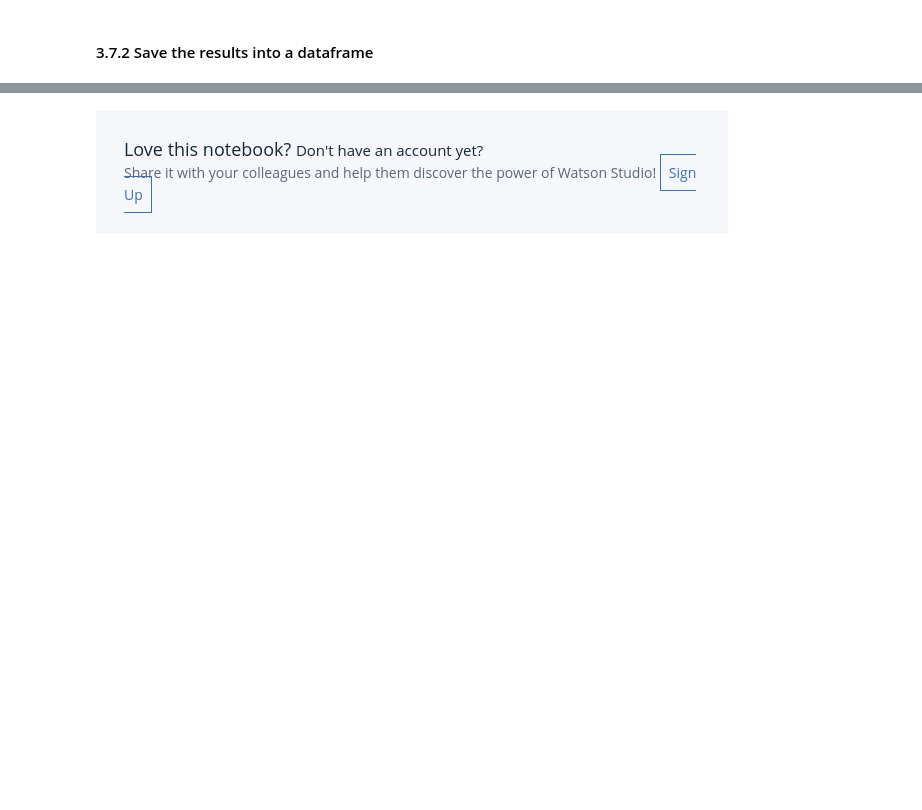
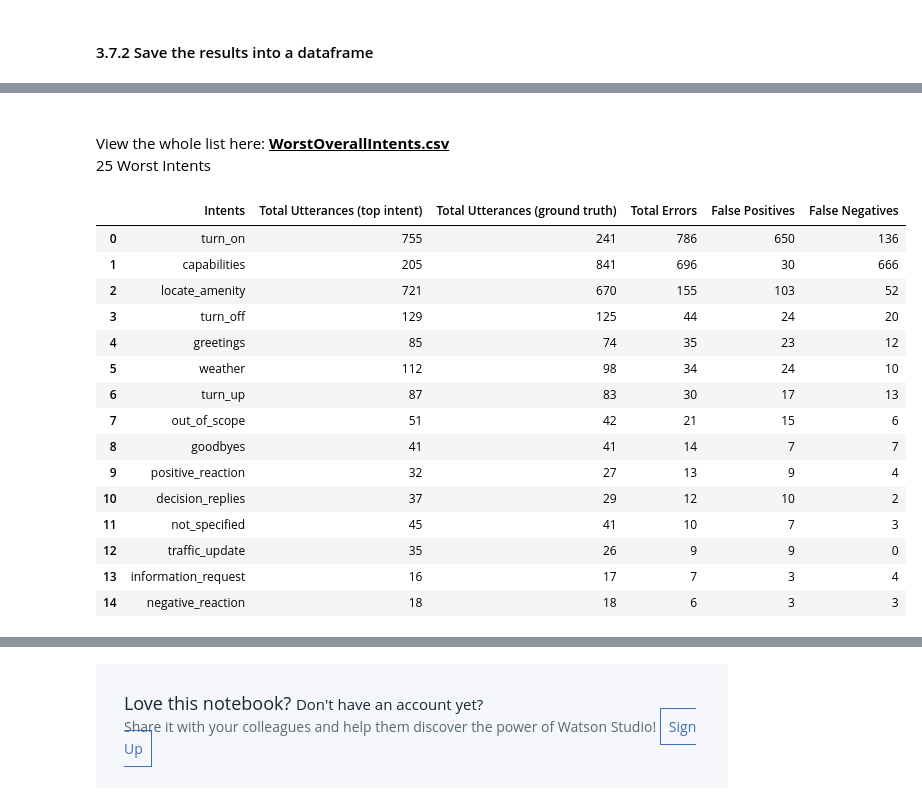
Before and after one commit to watson-developer-cloud/assistant-improve-recommendations-notebook, a Jupyter notebook: notebook/Effectiveness Notebook.ipynb, the cells around one changed output, grey strips where cells are left out. Saved outputs shown, nothing was run; the diff lists cells and outputs as text; code cells hidden in the pictures; blank space fills up the shorter version.

```diff
--- a/notebook/Effectiveness Notebook.ipynb
+++ b/notebook/Effectiveness Notebook.ipynb
@@ -919,0 +408,42 @@ Copyright &copy; IBM Corp. 2018. Sample Materials.
+# %%
+# Define expiration time (in seconds) of the generated link
+expiration_time = 86400 # 24 hours
+
+# Generate presigned downloadable link from Cloud Object Storage
+worstOverallLink = generate_link('WorstOverallIntents.csv', project, expiration=expiration_time)
+
+display(md('<p>'))
+display(md('<div style="max-width: 1300px;"><div style="float: left;">View the whole list here: <b><a href="{}" style="color:black"  target="_blank">WorstOverallIntents.csv</a></b></div><div style="float: right"> 25 Worst Intents </div></div>'.format(worstOverallLink)))
+
+# Sort dataframe by number of errors and add related columns
+worst_overall = df.sort_values('Total Errors', ascending=False)[['Intents','Total Utterances (top intent)','Total Utterances (ground truth)','Total Errors',
+                                                              'False Positives', 'False Negatives'
+                                                             ]].reset_index(drop=True)
+
+# Save the output CSV file
+project.save_data('WorstOverallIntents.csv', worst_overall.to_csv(), overwrite=True)
+
+# Apply style on dataframe table
+worst_overall.head(15).style.set_table_styles(table_styles).set_properties(**{'text-align': 'center'}).set_properties(
+                                                        subset=['Total Utterances (top intent)'], **{'width': '140px'}).set_properties(
+                                                        subset=['Total Utterances (ground truth)'], **{'width': '160px'}).set_properties(
+                                                        subset=['Total Errors'], **{'width': '100px'}).set_properties(subset=['Intents'], **{'width': '450px', 'text-align': 'left'})
+# %% [output]
+<p>
+<div style="max-width: 1300px;"><div style="float: left;">View the whole list here: <b><a href="https://s3-api.us-geo.objectstorage.softlayer.net/testenterprise-donotdelete-pr-vfispinaepfgvh/WorstOverallIntents.csv?X-Amz-Algorithm=AWS4-HMAC-SHA256&X-Amz-Credential=855b457a9ba9490a87ca7a9e0ff8e253%2F20181019%2F%2Fs3%2Faws4_request&X-Amz-Date=20181019T031522Z&X-Amz-Expires=86400&X-Amz-SignedHeaders=host&X-Amz-Signature=fbc0961f21f914b72ad7d32437f8cf5c6dd2a9431badf1707ab50e923544288b" style="color:black"  target="_blank">WorstOverallIntents.csv</a></b></div><div style="float: right"> 25 Worst Intents </div></div>
+|  | Intents | Total Utterances (top intent) | Total Utterances (ground truth) | Total Errors | False Positives | False Negatives |
+| 0 | turn_on | 755 | 241 | 786 | 650 | 136 |
+| 1 | capabilities | 205 | 841 | 696 | 30 | 666 |
+| 2 | locate_amenity | 721 | 670 | 155 | 103 | 52 |
+| 3 | turn_off | 129 | 125 | 44 | 24 | 20 |
+| 4 | greetings | 85 | 74 | 35 | 23 | 12 |
+| 5 | weather | 112 | 98 | 34 | 24 | 10 |
+| 6 | turn_up | 87 | 83 | 30 | 17 | 13 |
+| 7 | out_of_scope | 51 | 42 | 21 | 15 | 6 |
+| 8 | goodbyes | 41 | 41 | 14 | 7 | 7 |
+| 9 | positive_reaction | 32 | 27 | 13 | 9 | 4 |
+| 10 | decision_replies | 37 | 29 | 12 | 10 | 2 |
+| 11 | not_specified | 45 | 41 | 10 | 7 | 3 |
+| 12 | traffic_update | 35 | 26 | 9 | 9 | 0 |
+| 13 | information_request | 16 | 17 | 7 | 3 | 4 |
+| 14 | negative_reaction | 18 | 18 | 6 | 3 | 3 |
```
Also changed, not shown: parts of 92 cells of this notebook, 2 other files.
